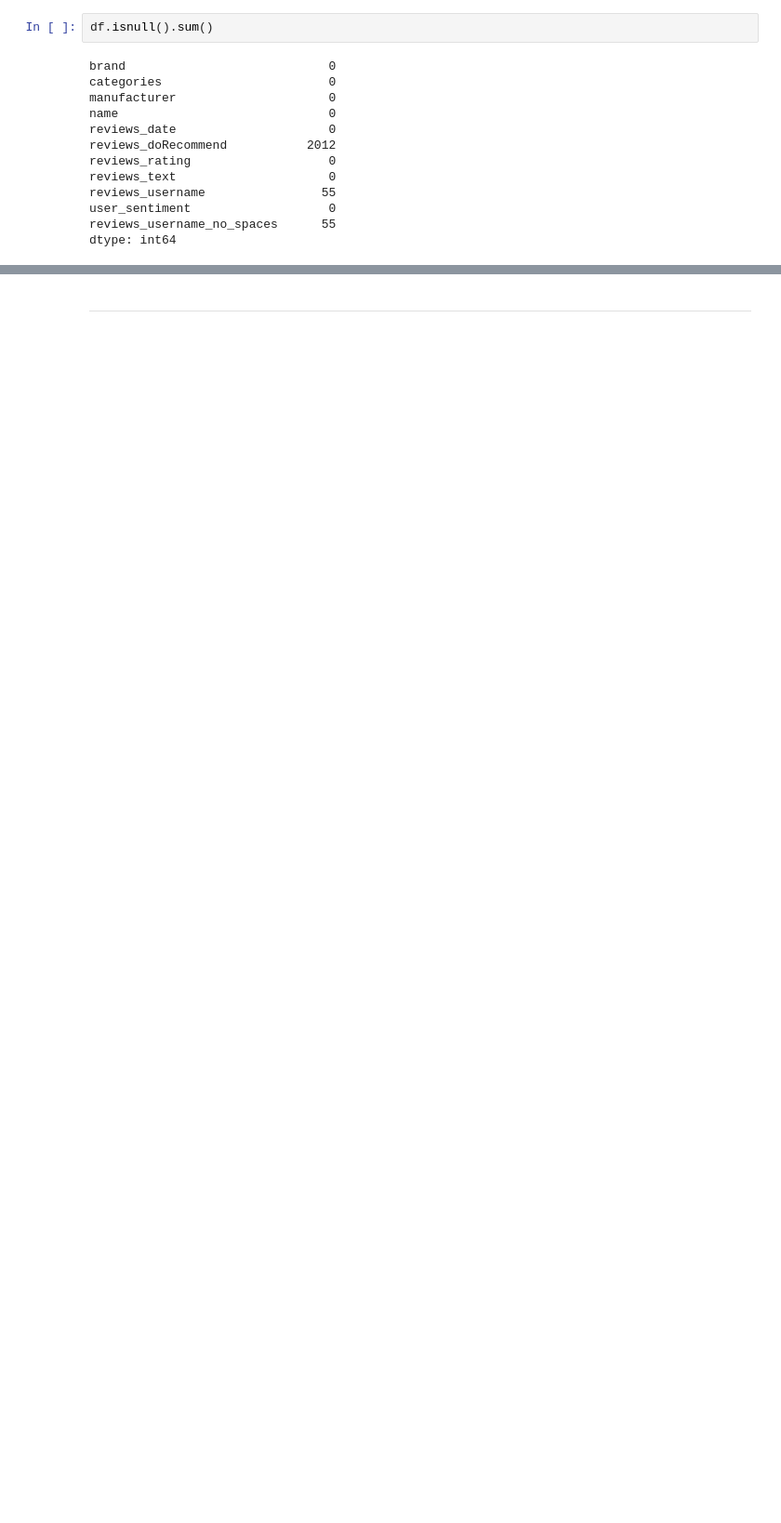
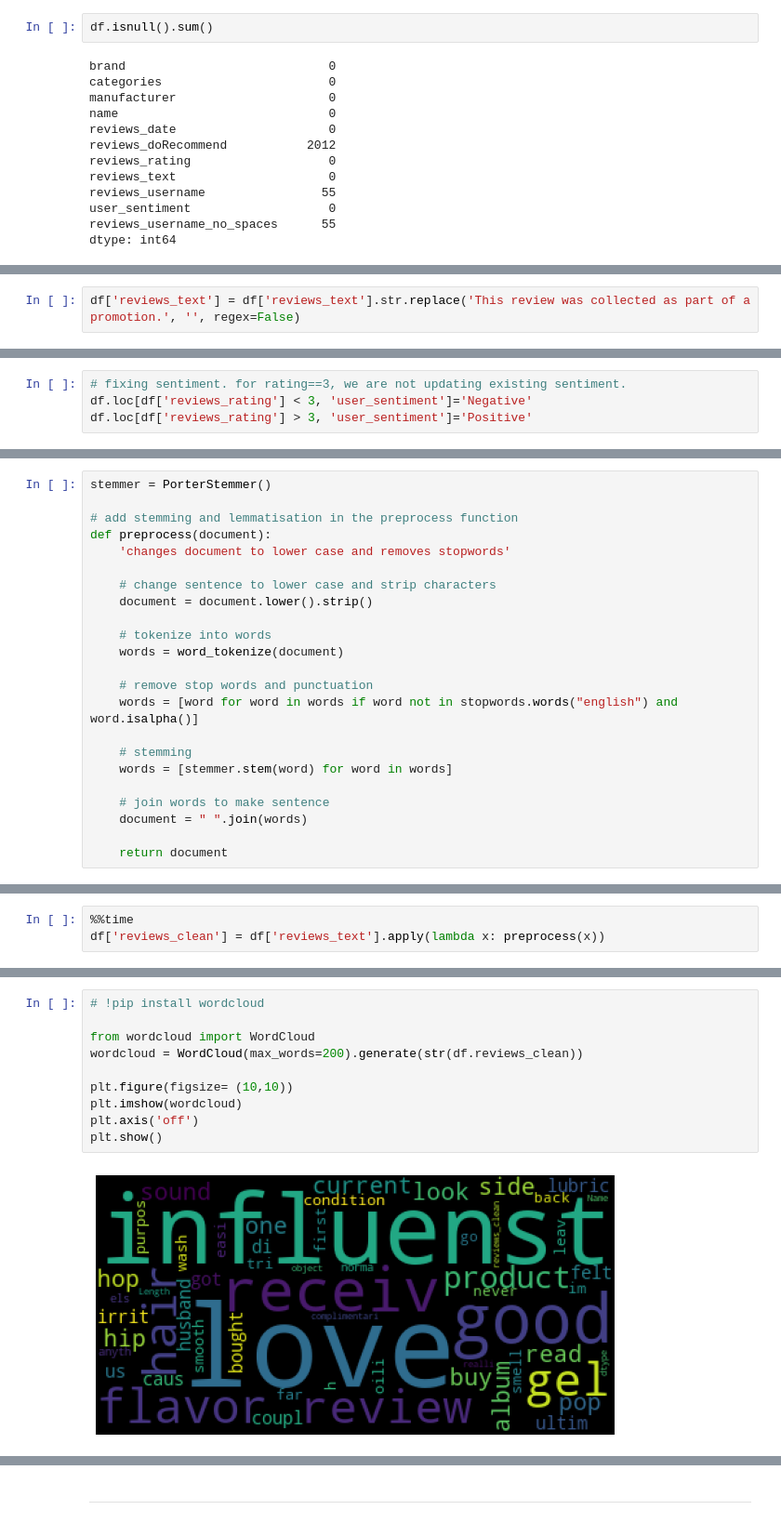
Before and after one commit to ayushxx7/SentimentBasedProductRecommendationSystem, a Jupyter notebook: capstone.ipynb, the cells around one changed output, grey strips where cells are left out. Shown: that part at 93% size. Saved outputs shown, nothing was run; the diff lists cells and outputs as text; blank space fills up the shorter version.

```diff
--- a/capstone.ipynb
+++ b/capstone.ipynb
@@ -1247,0 +1408,2 @@ df.pivot_table(
+# %%
+df['reviews_text'] = df['reviews_text'].str.replace('This review was collected as part of a promotion.', '', regex=False)
@@ -1247,0 +1420,4 @@ df.pivot_table(
+# %%
+# fixing sentiment. for rating==3, we are not updating existing sentiment.
+df.loc[df['reviews_rating'] < 3, 'user_sentiment']='Negative'
+df.loc[df['reviews_rating'] > 3, 'user_sentiment']='Positive'
@@ -1247,0 +1465,23 @@ df.pivot_table(
+# %%
+stemmer = PorterStemmer()
+
+# add stemming and lemmatisation in the preprocess function
+def preprocess(document):
+    'changes document to lower case and removes stopwords'
+
+    # change sentence to lower case and strip characters
+    document = document.lower().strip()
+
+    # tokenize into words
+    words = word_tokenize(document)
+
+    # remove stop words and punctuation
+    words = [word for word in words if word not in stopwords.words("english") and word.isalpha()]
+
+    # stemming
+    words = [stemmer.stem(word) for word in words]
+
+    # join words to make sentence
+    document = " ".join(words)
+
+    return document
@@ -1247,0 +1496,3 @@ df.pivot_table(
+# %%
+%%time
+df['reviews_clean'] = df['reviews_text'].apply(lambda x: preprocess(x))
@@ -1247,0 +1518,12 @@ df.pivot_table(
+# %%
+# !pip install wordcloud
+
+from wordcloud import WordCloud
+wordcloud = WordCloud(max_words=200).generate(str(df.reviews_clean))
+
+plt.figure(figsize= (10,10))
+plt.imshow(wordcloud)
+plt.axis('off')
+plt.show()
+# %% [output]
+[figure, added]
```
Also changed, not shown: parts of 75 cells of this notebook, 1 other file.
